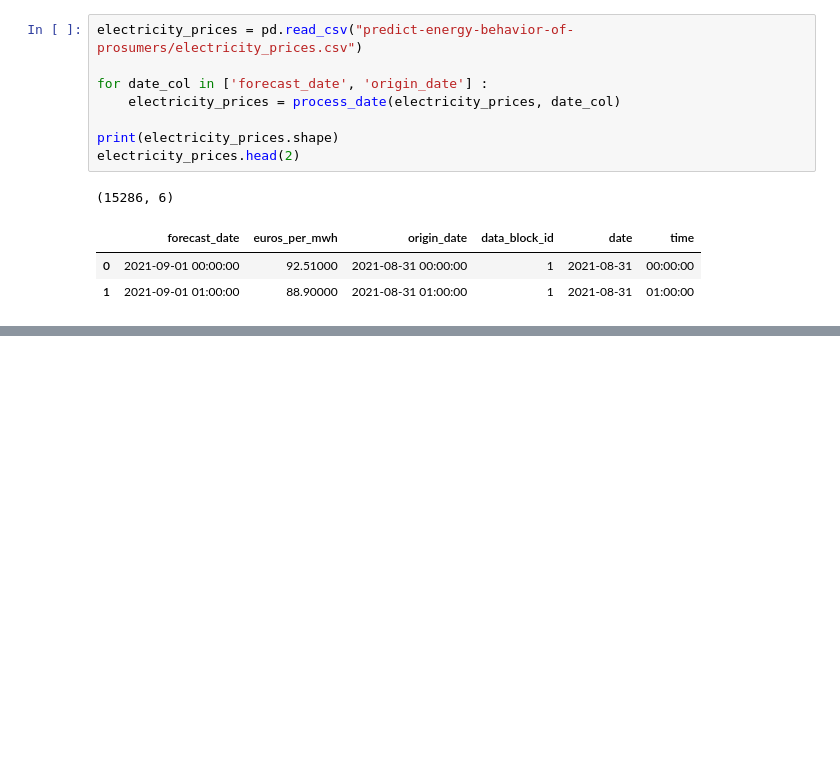
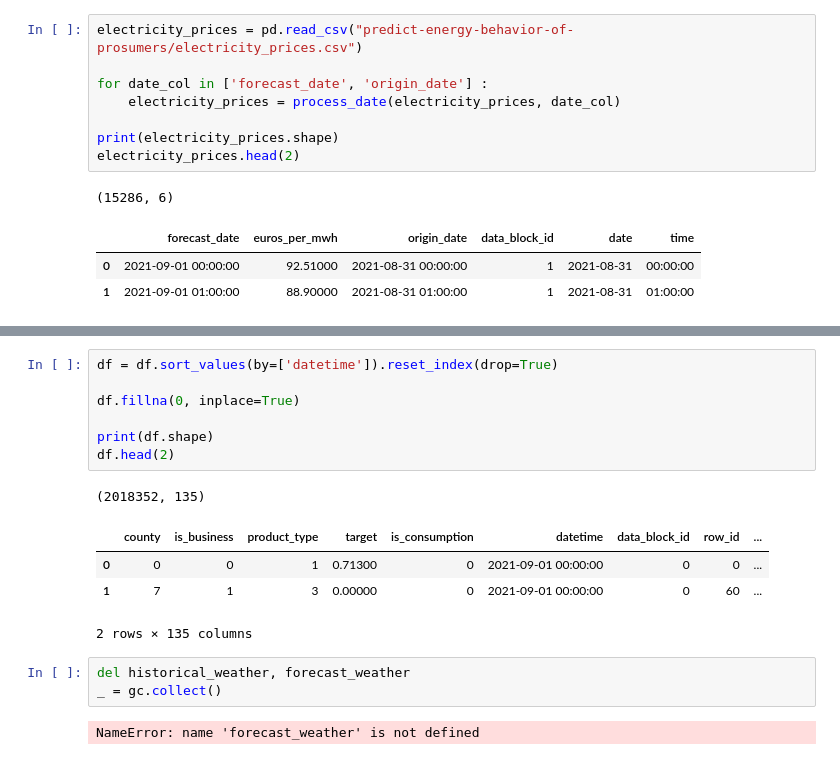
Before and after one commit to TheMerkh/Enefit---Predict-Energy-Behavior-of-Prosumers, a Jupyter notebook: Baseline.ipynb, the cells around one changed output, grey strips where cells are left out. Drawn from its saved outputs; the diff is of its cells as text; blank space fills up the shorter version.

```diff
--- a/Baseline.ipynb
+++ b/Baseline.ipynb
@@ -365,0 +616,18 @@ Wall time: 1.01 s
+# %%
+df = df.sort_values(by=['datetime']).reset_index(drop=True)
+
+df.fillna(0, inplace=True)
+
+print(df.shape)
+df.head(2)
+# %% [output]
+(2018352, 135)
+|  | county | is_business | product_type | target | is_consumption | datetime | data_block_id | row_id | ... |
+| 0 | 0 | 0 | 1 | 0.71300 | 0 | 2021-09-01 00:00:00 | 0 | 0 | ... |
+| 1 | 7 | 1 | 3 | 0.00000 | 0 | 2021-09-01 00:00:00 | 0 | 60 | ... |
+2 rows × 135 columns
+# %%
+del historical_weather, forecast_weather
+_ = gc.collect()
+# %% [output]
+NameError: name 'forecast_weather' is not defined
```
Also changed, not shown: parts of 22 cells of this notebook.
